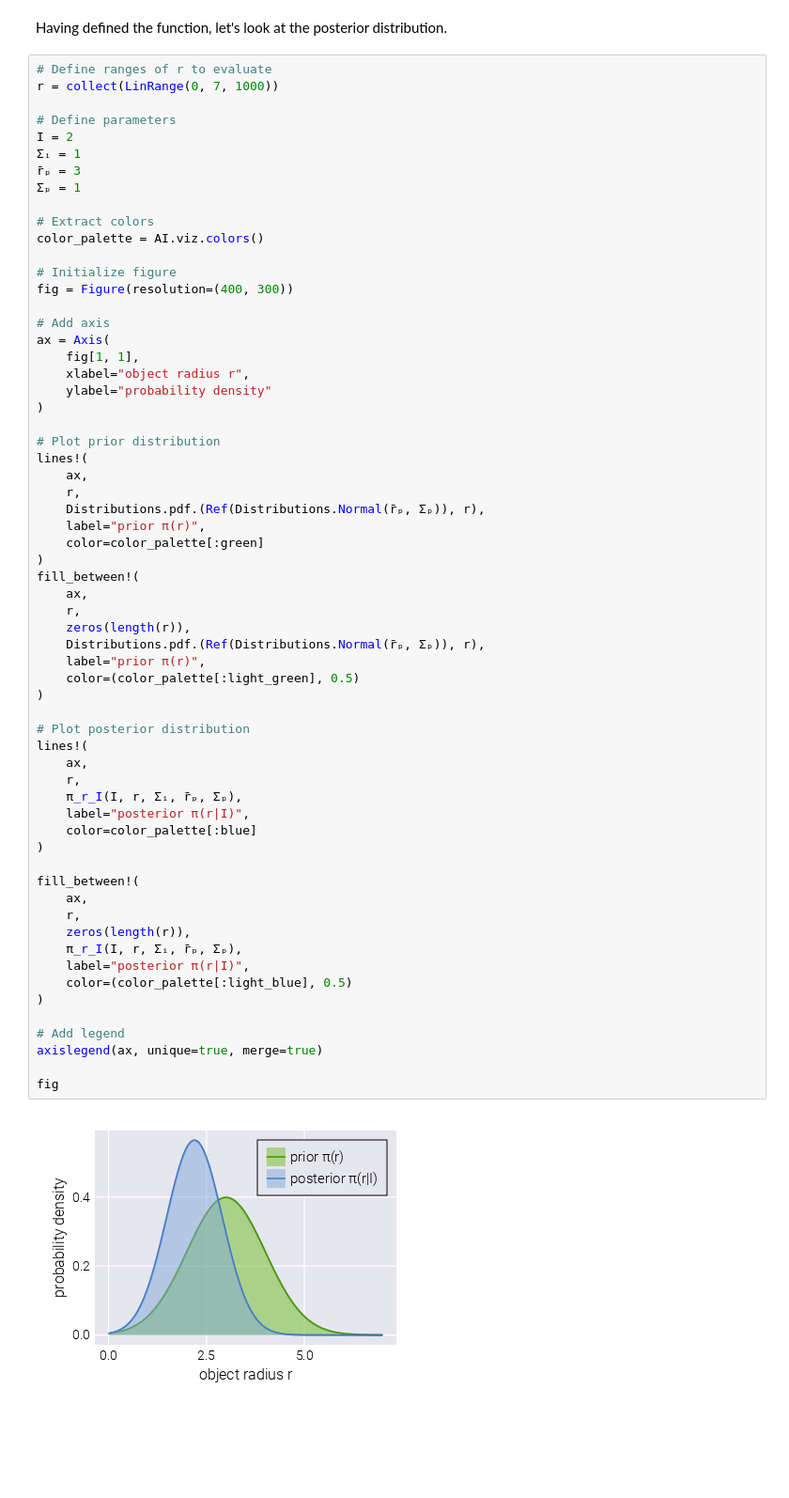
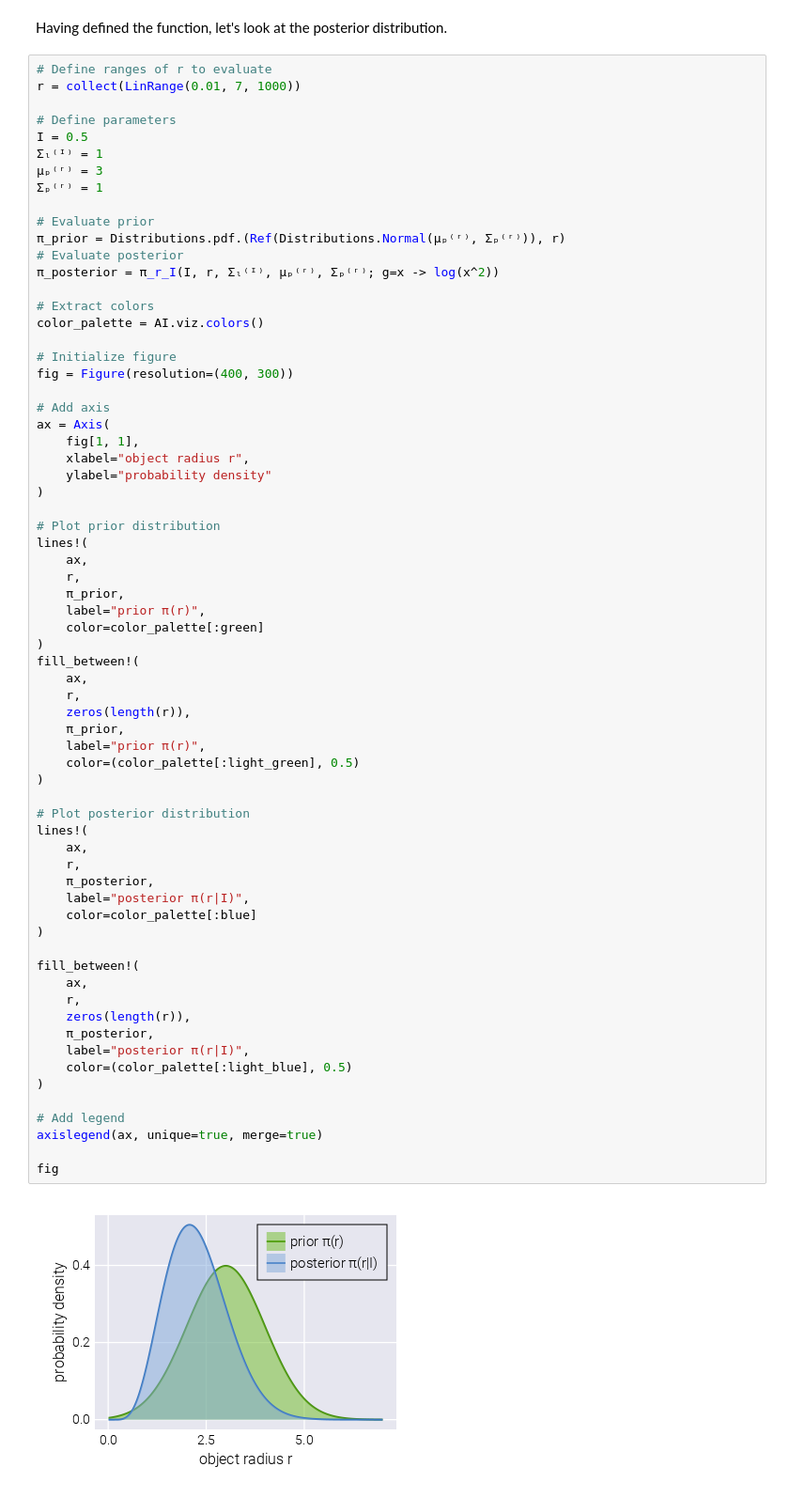
Before and after one commit to mrazomej/active_inference_tutorials, a Jupyter notebook: code/exploratory/bogacz_2017.ipynb, the cells around one changed output. Shown: that part at 94% size. Cells and saved outputs as stored; diff of their text form; blank space fills up the shorter version.

```diff
--- a/code/exploratory/bogacz_2017.ipynb
+++ b/code/exploratory/bogacz_2017.ipynb
@@ -166,13 +170,18 @@ end # function
 Having defined the function, let's look at the posterior distribution.
 # %%
 # Define ranges of r to evaluate
-r = collect(LinRange(0, 7, 1000))
+r = collect(LinRange(0.01, 7, 1000))
 
 # Define parameters
-I = 2
-Σᵢ = 1
-r̄ₚ = 3
-Σₚ = 1
+I = 0.5
+Σₗ⁽ᴵ⁾ = 1
+μₚ⁽ʳ⁾ = 3
+Σₚ⁽ʳ⁾ = 1
+
+# Evaluate prior
+π_prior = Distributions.pdf.(Ref(Distributions.Normal(μₚ⁽ʳ⁾, Σₚ⁽ʳ⁾)), r)
+# Evaluate posterior
+π_posterior = π_r_I(I, r, Σₗ⁽ᴵ⁾, μₚ⁽ʳ⁾, Σₚ⁽ʳ⁾; g=x -> log(x^2))
 
 # Extract colors
 color_palette = AI.viz.colors()
@@ -191,40 +200,40 @@ ax = Axis(
 lines!(
     ax,
     r,
-    Distributions.pdf.(Ref(Distributions.Normal(r̄ₚ, Σₚ)), r),
+    π_prior,
     label="prior π(r)",
     color=color_palette[:green]
 )
 fill_between!(
     ax,
     r,
     zeros(length(r)),
-    Distributions.pdf.(Ref(Distributions.Normal(r̄ₚ, Σₚ)), r),
+    π_prior,
     label="prior π(r)",
     color=(color_palette[:light_green], 0.5)
 )
 
 # Plot posterior distribution
 lines!(
     ax,
     r,
-    π_r_I(I, r, Σᵢ, r̄ₚ, Σₚ),
+    π_posterior,
     label="posterior π(r|I)",
     color=color_palette[:blue]
 )
 
 fill_between!(
     ax,
     r,
     zeros(length(r)),
-    π_r_I(I, r, Σᵢ, r̄ₚ, Σₚ),
+    π_posterior,
     label="posterior π(r|I)",
     color=(color_palette[:light_blue], 0.5)
 )
 
 # Add legend
 axislegend(ax, unique=true, merge=true)
 
 fig
 # %% [output]
-[figure, old version]
+[figure, new version]
```
Also changed, not shown: parts of 11 cells of this notebook.
